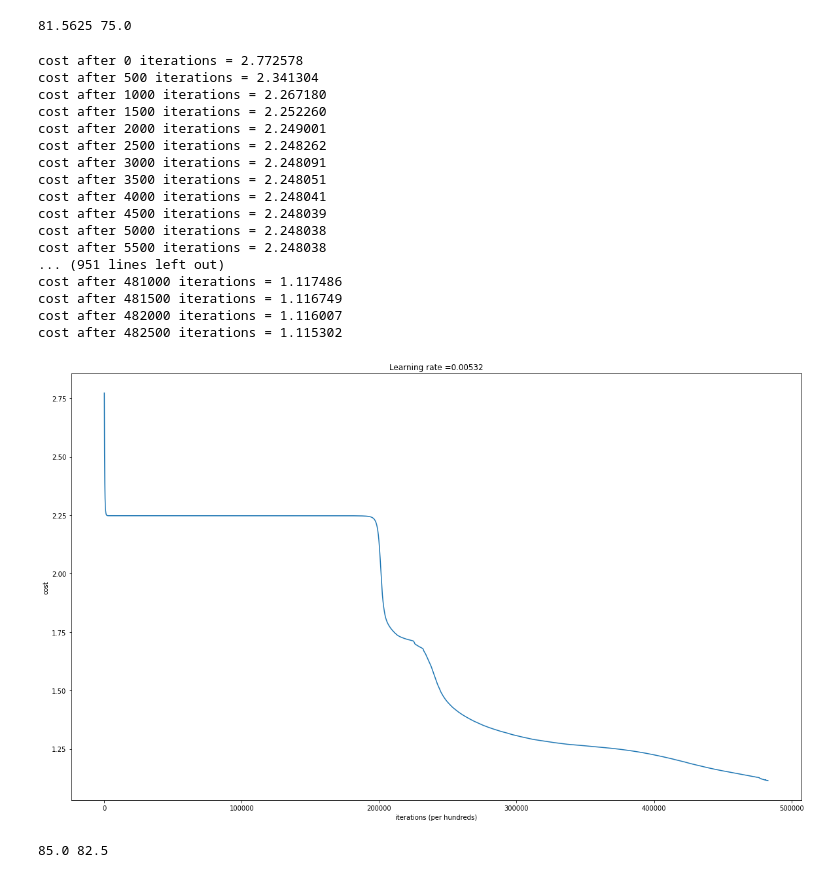
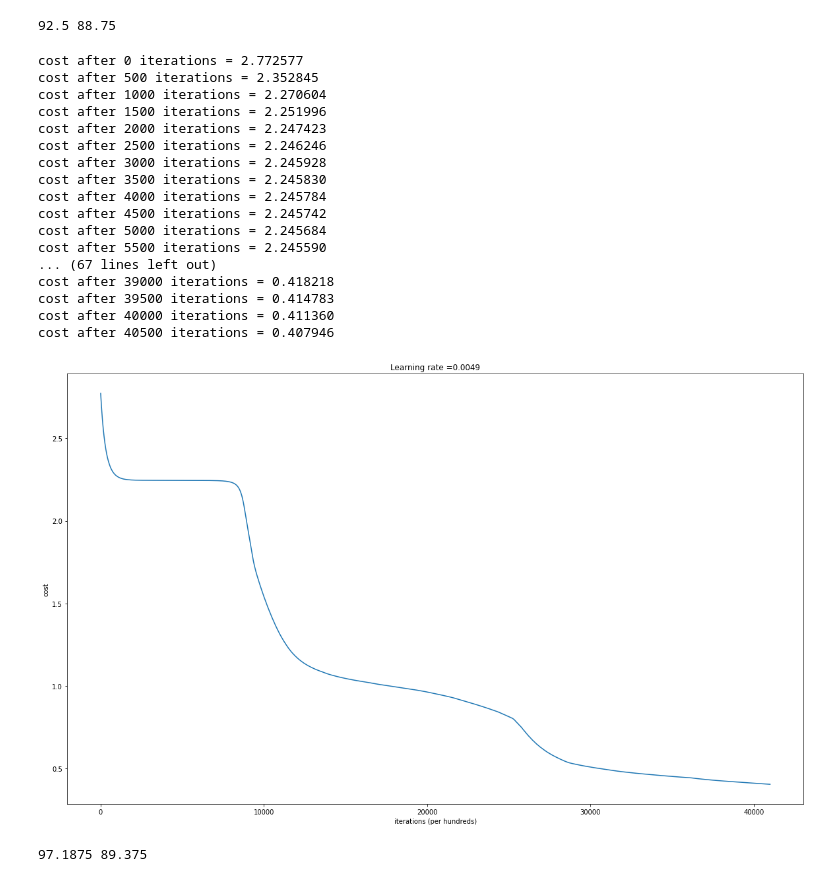
Before and after one commit to mohit138/Music-Tagging, a Jupyter notebook: 4GenresMusicTagging/DeepNN.ipynb, the cells around one changed output. Saved outputs shown, nothing was run; the diff lists cells and outputs as text; code cells hidden in the pictures.

```diff
--- a/4GenresMusicTagging/DeepNN.ipynb
+++ b/4GenresMusicTagging/DeepNN.ipynb
@@ -12,13 +12,13 @@ rcParams['figure.figsize'] = 20, 12
 np.random.seed(1)
 # %%
 op_cases = 4
-train_df = pd.read_csv("TrainData4.csv")
+train_df = pd.read_csv("TrainData4_scaled.csv")
 data_t = train_df.to_numpy()
 x_train = data_t[:,1:29].T
 y_train = data_t[:,29:33].T
 
 
-test_df = pd.read_csv("TestData4.csv")
+test_df = pd.read_csv("TestData4_scaled.csv")
 data_te = test_df.to_numpy()
 x_test = data_te[:,1:29].T
 y_test = data_te[:,29:33].T
@@ -324,36 +324,37 @@ predictions_train,acc = predict(x_train1, y_train, parameters)
 predictions_test,acc_test = predict(x_test1, y_test, parameters)
 print(acc,acc_test)
 # %% [output]
-81.5625 75.0
+92.5 88.75
 # %%
 #including mmfc 4,5,6,7,8
 x_train2 = x_train[0:19,:]
 x_test2 = x_test[0:19,:]
 # %%
 layers_dims = [19,13,9,4]
-parameters = L_layer_model(x_train2, y_train, layers_dims, learning_rate=.0076 ,num_iterations = 483000, print_cost = True, change_lr=True)
+parameters = L_layer_model(x_train2, y_train, layers_dims, learning_rate=.007 ,num_iterations = 41000, print_cost = True, change_lr=True)
 # %% [output]
-cost after 0 iterations = 2.772578
-cost after 500 iterations = 2.341304
-cost after 1000 iterations = 2.267180
-cost after 1500 iterations = 2.252260
-cost after 2000 iterations = 2.249001
-cost after 2500 iterations = 2.248262
-cost after 3000 iterations = 2.248091
-cost after 3500 iterations = 2.248051
-cost after 4000 iterations = 2.248041
-cost after 4500 iterations = 2.248039
-cost after 5000 iterations = 2.248038
-cost after 5500 iterations = 2.248038
-... (951 lines left out)
-cost after 481000 iterations = 1.117486
-cost after 481500 iterations = 1.116749
-cost after 482000 iterations = 1.116007
-cost after 482500 iterations = 1.115302
+cost after 0 iterations = 2.772577
+cost after 500 iterations = 2.352845
+cost after 1000 iterations = 2.270604
+cost after 1500 iterations = 2.251996
+cost after 2000 iterations = 2.247423
+cost after 2500 iterations = 2.246246
+cost after 3000 iterations = 2.245928
+cost after 3500 iterations = 2.245830
+cost after 4000 iterations = 2.245784
+cost after 4500 iterations = 2.245742
+cost after 5000 iterations = 2.245684
+cost after 5500 iterations = 2.245590
+... (67 lines left out)
+cost after 39000 iterations = 0.418218
+cost after 39500 iterations = 0.414783
+cost after 40000 iterations = 0.411360
+cost after 40500 iterations = 0.407946
-[figure, old version]
+[figure, new version]
 # %%
+# results show over fitting
 predictions_train,acc = predict(x_train2, y_train, parameters)
 predictions_test,acc_test = predict(x_test2, y_test, parameters)
 print(acc,acc_test)
 # %% [output]
-85.0 82.5
+97.1875 89.375
```
Also changed, not shown: parts of 4 cells of this notebook, 7 other files.
